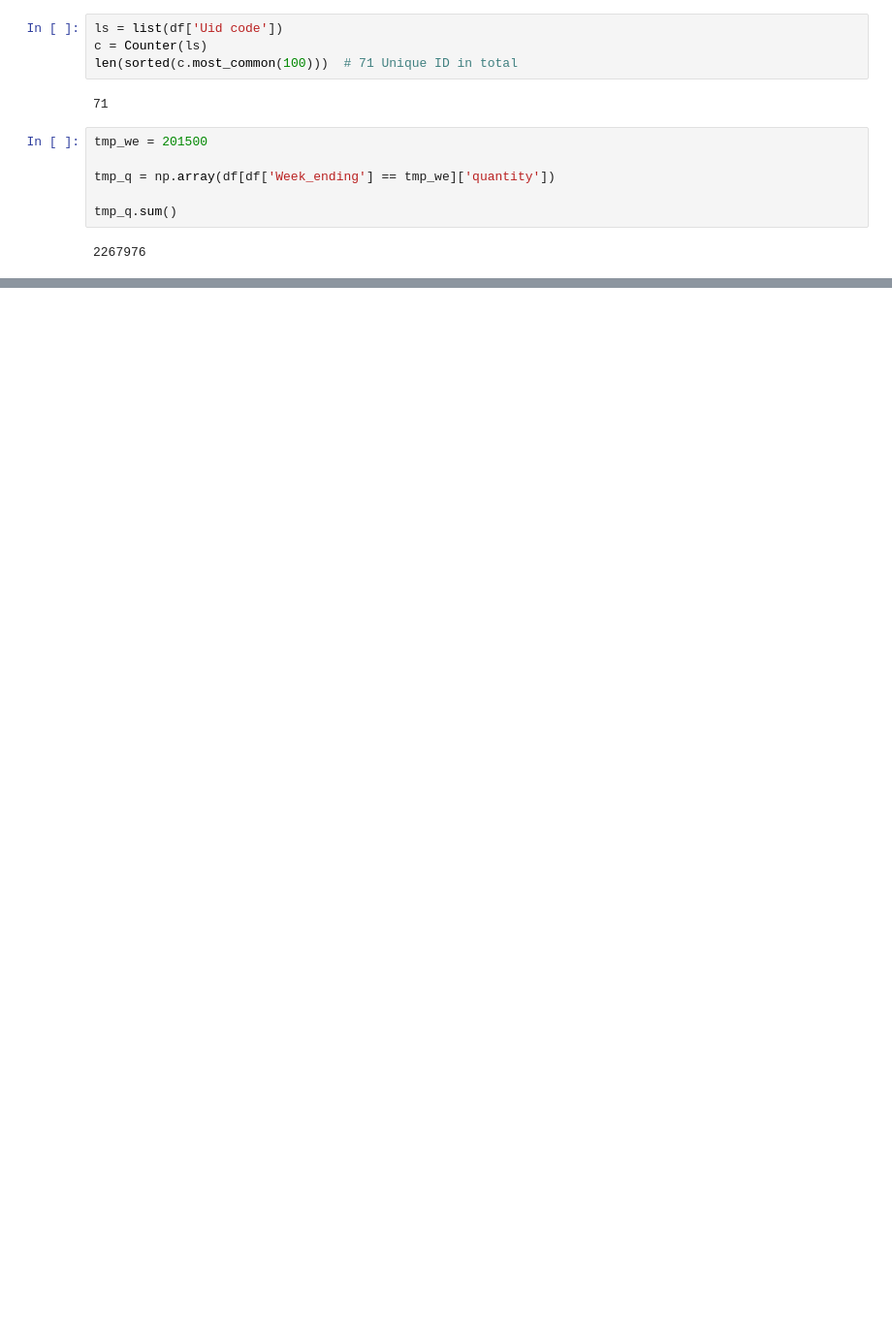
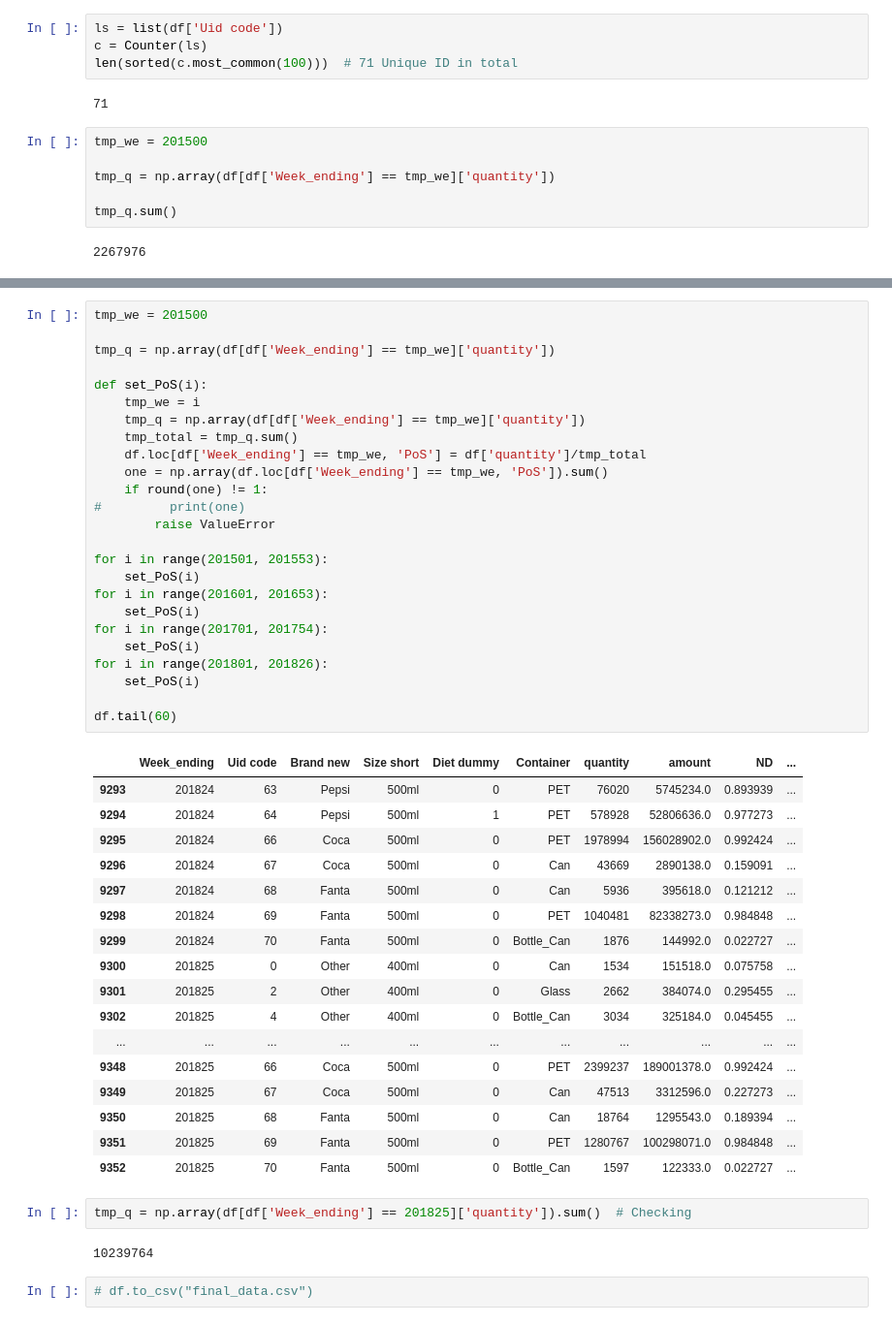
Before and after one commit to kedrboje/tst, a Jupyter notebook: mainLR.ipynb, the cells around one changed output, grey strips where cells are left out. Shown: that part at 97% size. Saved outputs shown, nothing was run; the diff lists cells and outputs as text; blank space fills up the shorter version.

```diff
--- a/mainLR.ipynb
+++ b/mainLR.ipynb
@@ -67,0 +68,49 @@ df.head(45)
+# %%
+tmp_we = 201500
+
+tmp_q = np.array(df[df['Week_ending'] == tmp_we]['quantity'])
+
+def set_PoS(i):
+    tmp_we = i
+    tmp_q = np.array(df[df['Week_ending'] == tmp_we]['quantity'])
+    tmp_total = tmp_q.sum()
+    df.loc[df['Week_ending'] == tmp_we, 'PoS'] = df['quantity']/tmp_total
+    one = np.array(df.loc[df['Week_ending'] == tmp_we, 'PoS']).sum()
+    if round(one) != 1:
+#         print(one)
+        raise ValueError
+
+for i in range(201501, 201553):
+    set_PoS(i)
+for i in range(201601, 201653):
+    set_PoS(i)
+for i in range(201701, 201754):
+    set_PoS(i)
+for i in range(201801, 201826):
+    set_PoS(i)
+
+df.tail(60)
+# %% [output]
+|  | Week_ending | Uid code | Brand new | Size short | Diet dummy | Container | quantity | amount | ND | ... |
+| 9293 | 201824 | 63 | Pepsi | 500ml | 0 | PET | 76020 | 5745234.0 | 0.893939 | ... |
+| 9294 | 201824 | 64 | Pepsi | 500ml | 1 | PET | 578928 | 52806636.0 | 0.977273 | ... |
+| 9295 | 201824 | 66 | Coca | 500ml | 0 | PET | 1978994 | 156028902.0 | 0.992424 | ... |
+| 9296 | 201824 | 67 | Coca | 500ml | 0 | Can | 43669 | 2890138.0 | 0.159091 | ... |
+| 9297 | 201824 | 68 | Fanta | 500ml | 0 | Can | 5936 | 395618.0 | 0.121212 | ... |
+| 9298 | 201824 | 69 | Fanta | 500ml | 0 | PET | 1040481 | 82338273.0 | 0.984848 | ... |
+| 9299 | 201824 | 70 | Fanta | 500ml | 0 | Bottle_Can | 1876 | 144992.0 | 0.022727 | ... |
+| 9300 | 201825 | 0 | Other | 400ml | 0 | Can | 1534 | 151518.0 | 0.075758 | ... |
+| 9301 | 201825 | 2 | Other | 400ml | 0 | Glass | 2662 | 384074.0 | 0.295455 | ... |
+| 9302 | 201825 | 4 | Other | 400ml | 0 | Bottle_Can | 3034 | 325184.0 | 0.045455 | ... |
+| ... | ... | ... | ... | ... | ... | ... | ... | ... | ... | ... |
+| 9348 | 201825 | 66 | Coca | 500ml | 0 | PET | 2399237 | 189001378.0 | 0.992424 | ... |
+| 9349 | 201825 | 67 | Coca | 500ml | 0 | Can | 47513 | 3312596.0 | 0.227273 | ... |
+| 9350 | 201825 | 68 | Fanta | 500ml | 0 | Can | 18764 | 1295543.0 | 0.189394 | ... |
+| 9351 | 201825 | 69 | Fanta | 500ml | 0 | PET | 1280767 | 100298071.0 | 0.984848 | ... |
+| 9352 | 201825 | 70 | Fanta | 500ml | 0 | Bottle_Can | 1597 | 122333.0 | 0.022727 | ... |
+# %%
+tmp_q = np.array(df[df['Week_ending'] == 201825]['quantity']).sum()  # Checking
+# %% [output]
+10239764
+# %%
+# df.to_csv("final_data.csv")
```
Also changed, not shown: parts of 3 cells of this notebook.
